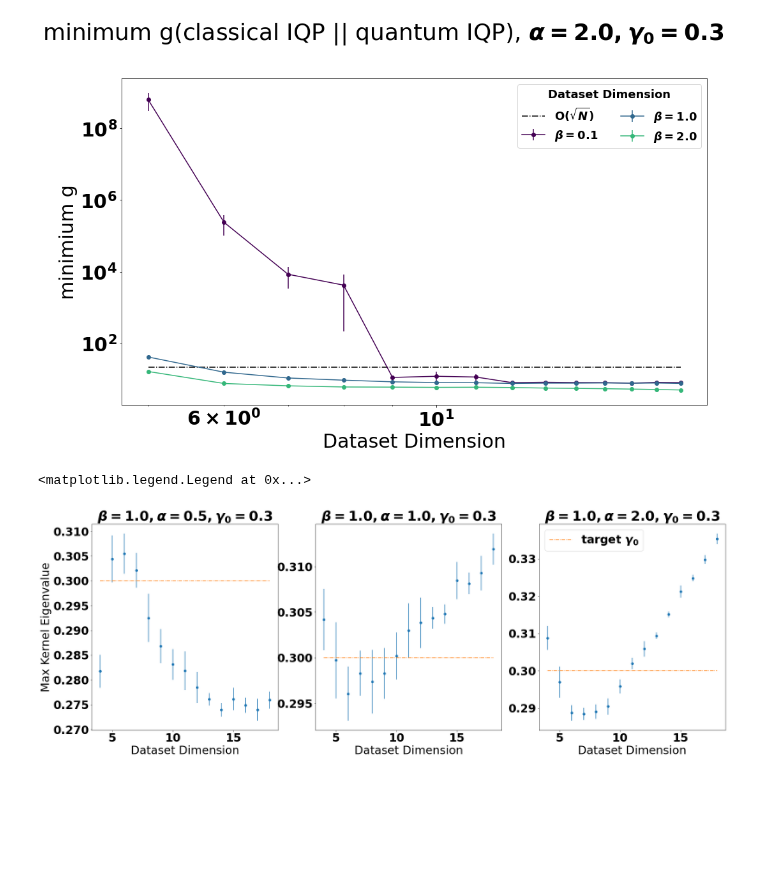
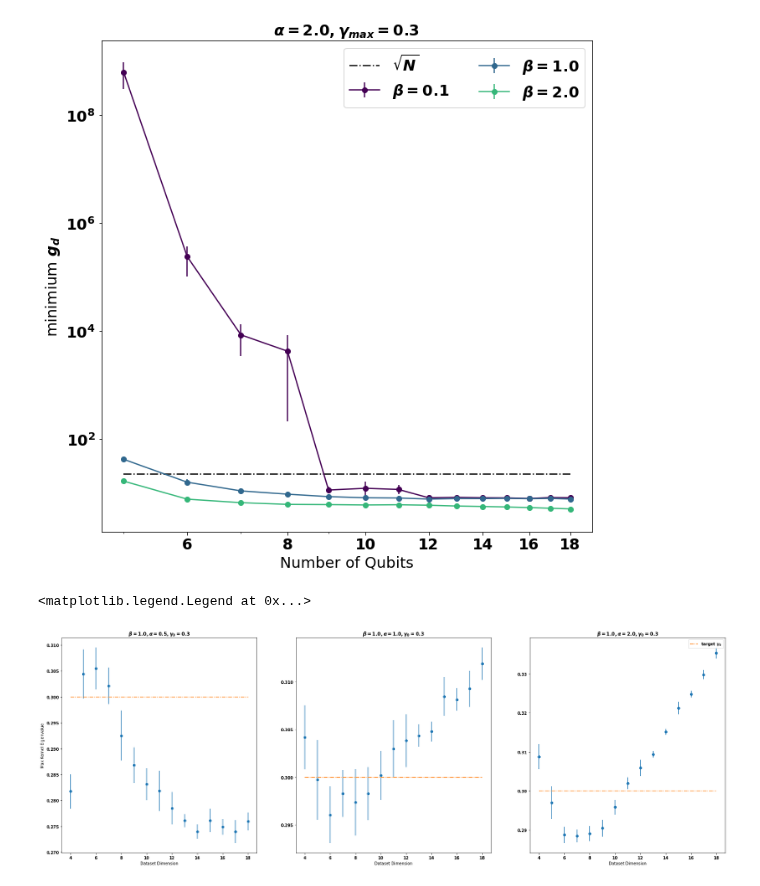
Before and after one commit to lslattery11/quantum_kernel, a Jupyter notebook: notebooks/data_visualization/alpha_test_gd_scaling.ipynb, the cells around one changed output. Cells and saved outputs as stored; diff of their text form; code cells hidden in the pictures; blank space fills up the shorter version.

```diff
--- a/notebooks/data_visualization/alpha_test_gd_scaling.ipynb
+++ b/notebooks/data_visualization/alpha_test_gd_scaling.ipynb
@@ -166,7 +167,7 @@ fig.tight_layout()
 # %%
 colormap=cm.viridis
 dataset_dims=[5,6,7,8,9,10,11,12,13,14,15,16,17,18]
-fig, axs = plt.subplots(1,figsize=(15,10),sharey=True)
+fig, axs = plt.subplots(1,figsize=(10,10),sharey=True)
 
 beta=1.0
 alpha=2.0
@@ -194,20 +195,22 @@ for i,gamma in enumerate(gammas):
 
         ys.append(y)
         yerrs.append(yerr)
-    ax.errorbar(dataset_dims,ys,yerr=yerrs,color=color,fmt='-o',label=rf'$\gamma_0={gamma}$')
+    ax.errorbar(dataset_dims,ys,yerr=yerrs,color=color,fmt='-o',label=r'$\gamma_{max}=$'+rf'${gamma}$')
 
     ax.set_yscale('log')
     ax.set_xscale('log')
-    ax.set_ylabel('minimium g')
-    ax.set_xlabel('Dataset Dimension')
+    ax.set_ylabel('Minimum $g_{d}$', fontsize=18)
+    ax.set_xlabel('Number of Qubits',fontsize=18)
 
-ax.plot(dataset_dims,len(dataset_dims)*[np.sqrt(500)],ls='-.',color='black',label=r'O($\sqrt{N}$)')
+ax.set_xticks(np.arange(4, 20, step=2))  # Set label locations.
+ax.xaxis.set_major_formatter(FormatStrFormatter('%.f'))
+ax.tick_params(axis='both',labelsize=18)
+ax.plot(dataset_dims,len(dataset_dims)*[np.sqrt(500)],ls='-.',color='black',label=r'$\sqrt{N}$')
 
 legend=plt.legend(ncol=2,bbox_to_anchor=(1,1),fontsize=18,title_fontsize=18)
-legend.set_title('Dataset Dimension')
 
-fig.suptitle(rf'minimum g(classical IQP || quantum IQP), $\beta={beta}$')
+ax.set_title(rf'$\alpha={alpha}, \beta={beta}$',fontsize=18)
 
 fig.tight_layout()
-#fig.savefig(f'{save_folder}IQP_gd_decay_fixed_beta{beta}.png')
+fig.savefig(f'{save_folder}IQP_gd_decay_fixed_beta{beta}_alpha{alpha}.pdf')
 # %% [output]
@@ -306,7 +309,7 @@ for beta,dfs in zip(betas,dfs_list):
 # %%
 colormap=cm.viridis
 dataset_dims=[5,6,7,8,9,10,11,12,13,14,15,16,17,18]
-fig, axs = plt.subplots(1,figsize=(15,10),sharey=True)
+fig, axs = plt.subplots(1,figsize=(10,10),sharey=True)
 
 betas=[0.1,1.0,2.0]
 alpha=2.0
@@ -317,41 +320,44 @@ for i,beta in enumerate(betas):
     if os.path.exists(filepath):
         with open(filepath, 'rb') as pickle_file:
             geo_diffs=pickle.load(pickle_file)
     else:
         continue
     ax=axs
 
     color_index=int(256*i/(len(betas)))
     color=colormap.colors[color_index]
 
     ys=[]
     yerrs=[]
     for dim in dataset_dims:
         x=list(set(geo_diffs[str(dim)][:,0]))
         y=min([np.mean(geo_diffs[str(dim)][geo_diffs[str(dim)][:,0]==a][:,1]) for a in x])
         index = [np.mean(geo_diffs[str(dim)][geo_diffs[str(dim)][:,0]==a][:,1]) for a in x].index(y)
         yerr=[sem(geo_diffs[str(dim)][geo_diffs[str(dim)][:,0]==a][:,1]) for a in x][index]
 
         ys.append(y)
         yerrs.append(yerr)
     ax.errorbar(dataset_dims,ys,yerr=yerrs,color=color,fmt='-o',label=rf'$\beta={beta}$')
 
     ax.set_yscale('log')
     ax.set_xscale('log')
-    ax.set_ylabel('minimium g')
-    ax.set_xlabel('Dataset Dimension')
+    ax.set_ylabel('minimium $g_{d}$',fontsize=18)
+    ax.set_xlabel('Number of Qubits',fontsize=18)
 
-ax.plot(dataset_dims,len(dataset_dims)*[np.sqrt(500)],ls='-.',color='black',label=r'O($\sqrt{N}$)')
+ax.set_xticks(np.arange(4, 20, step=2))  # Set label locations.
+ax.xaxis.set_major_formatter(FormatStrFormatter('%.f'))
+ax.tick_params(axis='both',labelsize=18)
+
+ax.plot(dataset_dims,len(dataset_dims)*[np.sqrt(500)],ls='-.',color='black',label=r'$\sqrt{N}$')
 
 legend=plt.legend(ncol=2,bbox_to_anchor=(1,1),fontsize=18,title_fontsize=18)
-legend.set_title('Dataset Dimension')
-
-fig.suptitle(rf'minimum g(classical IQP || quantum IQP), $\alpha={alpha}, \gamma_0={gamma}$')
+#legend.set_title('Dataset Dimension')
+ax.set_title(rf'$\alpha={alpha}, $'+r'$\gamma_{max}$'+f'$={gamma}$',fontsize=18)
 
 fig.tight_layout()
-#fig.savefig(f'{save_folder}IQP_gd_decay_fixed_beta{beta}.png')
+fig.savefig(f'{save_folder}IQP_gd_decay_fixed_alpha{alpha}_gamma_{gamma}.pdf')
 # %% [output]
-[figure, old version]
+[figure, new version]
 # %%
 # Get kernel results for the different ml models and dataset.d
 dfs = {}
@@ -396,7 +402,7 @@ ax.legend()
 #fig.savefig(f'{save_folder}IQP_max_eigval_v_dim_fixed_beta{beta}.png')
 # %% [output]
 <matplotlib.legend.Legend at 0x...>
-[figure, old version]
+[figure, new version]
 # %%
 
 dataset_dims=[4,5,6,7,8,9,10,11,12,13,14,15,16,17,18]
```
Also changed, not shown: parts of 8 cells of this notebook, 4 other files.
